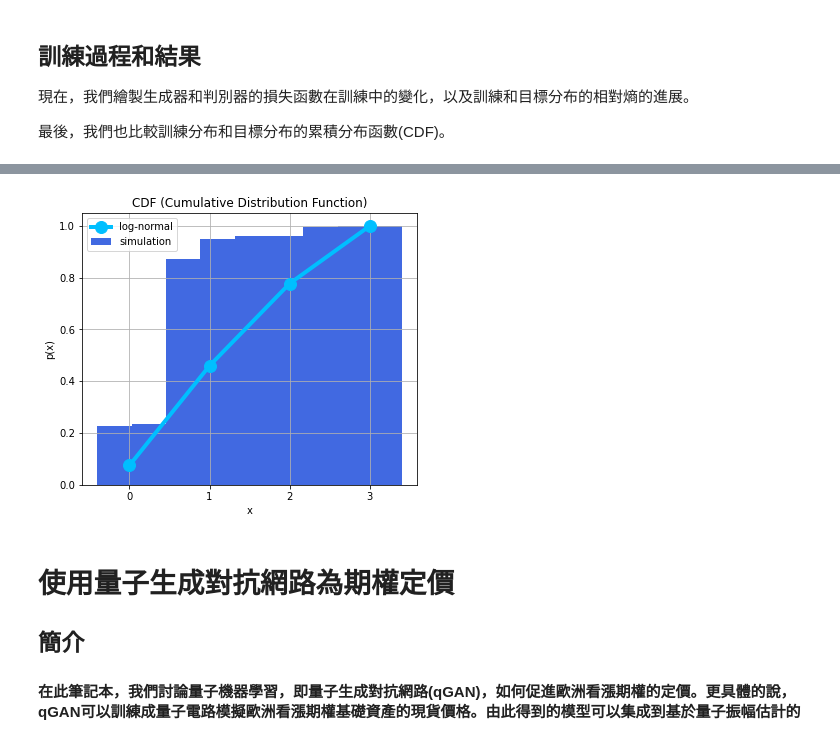
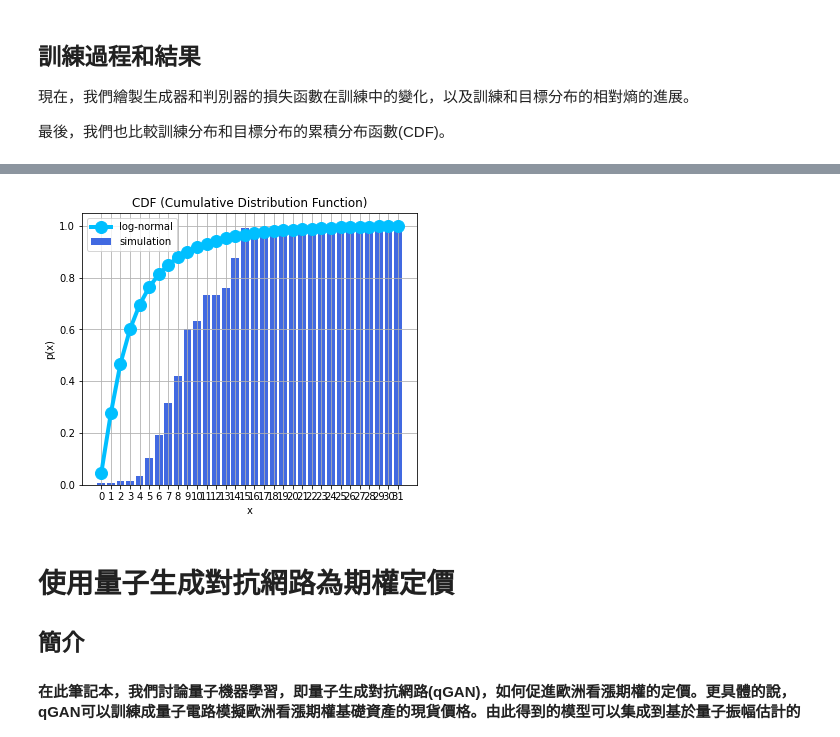
Before and after one commit to showhandss/qGan_new_energy, a Jupyter notebook: qgan load & pricing.ipynb, the cells around one changed output, grey strips where cells are left out. Drawn from its saved outputs; the diff is of its cells as text; code cells hidden in the pictures.

```diff
--- a/qgan load & pricing.ipynb
+++ b/qgan load & pricing.ipynb
@@ -76,40 +101,34 @@ qGAN 包括一個量子生成器 $G_\theta$ ，即是一個擬設，和一個經
 # %%
 # 設置人工智慧訓練型樣的數量
 # 記住:演算法的執行時間可以透過減少人工智慧訓練型樣的數量來降低
-num_epochs = 10
+num_epochs = 5
 # 批次量
 batch_size = int(N/num_epochs)
 
 # 初始化 qGAN
-qgan = QGAN(real_data, bounds, num_qubits, batch_size, num_epochs, snapshot_dir=None)
+qgan = QGAN(real_data, load_bounds, load_num_qubits, batch_size, num_epochs, snapshot_dir=None)
 qgan.seed = 1
 # 設置 quantum instance 以執行量子生成器
 quantum_instance = QuantumInstance(backend=BasicAer.get_backend('statevector_simulator'),
                                    seed_transpiler=seed, seed_simulator=seed)
 
-# 設置 entangler map
-entangler_map = [[0, 1]]
-
-
 # 為生成器電路設置初始態
-init_dist = UniformDistribution(sum(num_qubits))
+init_dist = UniformDistribution(sum(load_num_qubits))
 
 # 設置擬設電路
-ansatz = TwoLocal(int(np.sum(num_qubits)), 'ry', 'cz', entanglement=entangler_map, reps=1)
+ansatz = TwoLocal(int(np.sum(load_num_qubits)), 'ry', 'cz', 'linear', reps=1, insert_barriers=True)
 
 # 設置初始參數用於減少訓練時間進而降低筆記的執行時間
 # 你可以提升人工智慧訓練型樣的數量並使用隨機初始參數
 init_params = np.random.rand(ansatz.num_parameters_settable) * 2 * np.pi
-
-# 在擬設前加初始分布來設置生成器電路
-g_circuit = ansatz.compose(init_dist, front=True)
+load_g_circuit = ansatz.compose(init_dist, front=True)
 
 # 設置量子生成器
-qgan.set_generator(generator_circuit=g_circuit, generator_init_params=init_params)
+qgan.set_generator(generator_circuit=load_g_circuit, generator_init_params=init_params)
 # 參數具有順序問題下列是暫時的解決方法
-qgan._generator._free_parameters = sorted(g_circuit.parameters, key=lambda p: p.name)
+qgan._generator._free_parameters = sorted(load_g_circuit.parameters, key=lambda p: p.name)
 # 設置經典判別器神經網路
-discriminator = NumPyDiscriminator(len(num_qubits))
+discriminator = NumPyDiscriminator(len(load_num_qubits))
 qgan.set_discriminator(discriminator)
 # %% [markdown]
 ## 執行qGAN的訓練
@@ -174,29 +194,29 @@ plt.show()
 # %%
 #繪製結果分布對於目標分布，也就是對數正態分布，的累積分布函數
 log_normal = np.random.lognormal(mean=1, sigma=1, size=100000)
 log_normal = np.round(log_normal)
-log_normal = log_normal[log_normal <= bounds[1]]
+log_normal = log_normal[log_normal <= load_bounds[1]]
 temp = []
-for i in range(int(bounds[1] + 1)):
+for i in range(int(load_bounds[1] + 1)):
     temp += [np.sum(log_normal==i)]
 log_normal = np.array(temp / sum(temp))
 
 plt.figure(figsize=(6,5))
 plt.title('CDF (Cumulative Distribution Function)')
 samples_g, prob_g = qgan.generator.get_output(qgan.quantum_instance, shots=10000)
 samples_g = np.array(samples_g)
 samples_g = samples_g.flatten()
 num_bins = len(prob_g)
 plt.bar(samples_g,  np.cumsum(prob_g), color='royalblue', width= 0.8, label='simulation')
 plt.plot( np.cumsum(log_normal),'-o', label='log-normal', color='deepskyblue', linewidth=4, markersize=12)
 plt.xticks(np.arange(min(samples_g), max(samples_g)+1, 1.0))
 plt.grid()
 plt.xlabel('x')
 plt.ylabel('p(x)')
 plt.legend(loc='best')
 plt.show()
 # %% [output]
-[figure, old version]
+[figure, new version]
 # %% [markdown]
 # 使用量子生成對抗網路為期權定價
 
```
Also changed, not shown: parts of 11 cells of this notebook, 2 other files.
